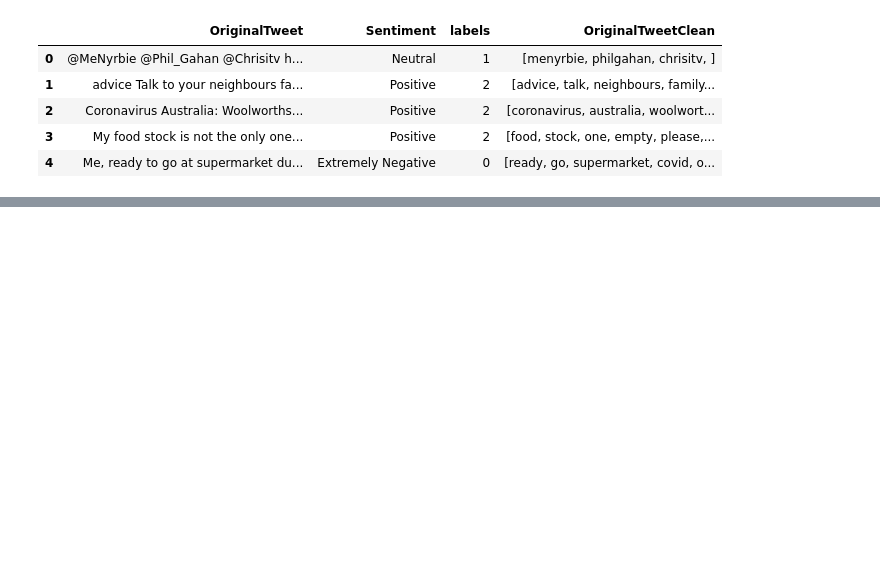
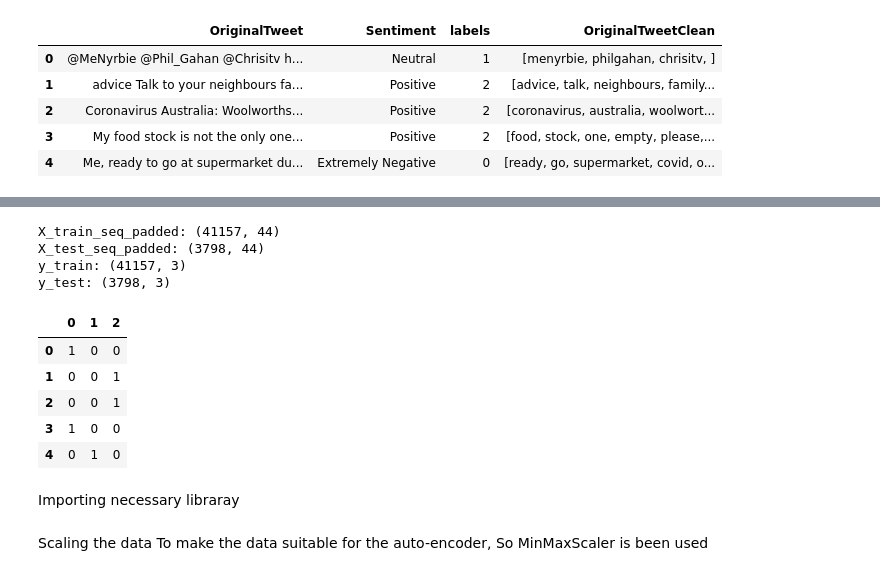
Before and after one commit to kamanak/Text-classification, a Jupyter notebook: Text_Classification.ipynb, the cells around one changed output, grey strips where cells are left out. Drawn from its saved outputs; the diff is of its cells as text; code cells hidden in the pictures; blank space fills up the shorter version.

Commit message:
Data scaling

```diff
--- a/Text_Classification.ipynb
+++ b/Text_Classification.ipynb
@@ -158,0 +224,22 @@ y_test = test_data['labels']
+# %%
+print('X_train_seq_padded:', X_train_seq_padded.shape)
+print('X_test_seq_padded:', X_test_seq_padded.shape)
+
+print('y_train:', y_train.shape)
+print('y_test:', y_test.shape)
+# %% [output]
+X_train_seq_padded: (41157, 44)
+X_test_seq_padded: (3798, 44)
+y_train: (41157, 3)
+y_test: (3798, 3)
+# %%
+y_test.head()
+# %% [output]
+|  | 0 | 1 | 2 |
+| 0 | 1 | 0 | 0 |
+| 1 | 0 | 0 | 1 |
+| 2 | 0 | 0 | 1 |
+| 3 | 1 | 0 | 0 |
+| 4 | 0 | 1 | 0 |
+# %% [markdown]
+Importing necessary libraray
@@ -158,0 +260,4 @@ y_test = test_data['labels']
+# %% [markdown]
+Scaling the data
+To make the data suitable for the auto-encoder,
+So  MinMaxScaler is been used
```
Also changed, not shown: parts of 12 cells of this notebook, 1 other file.
